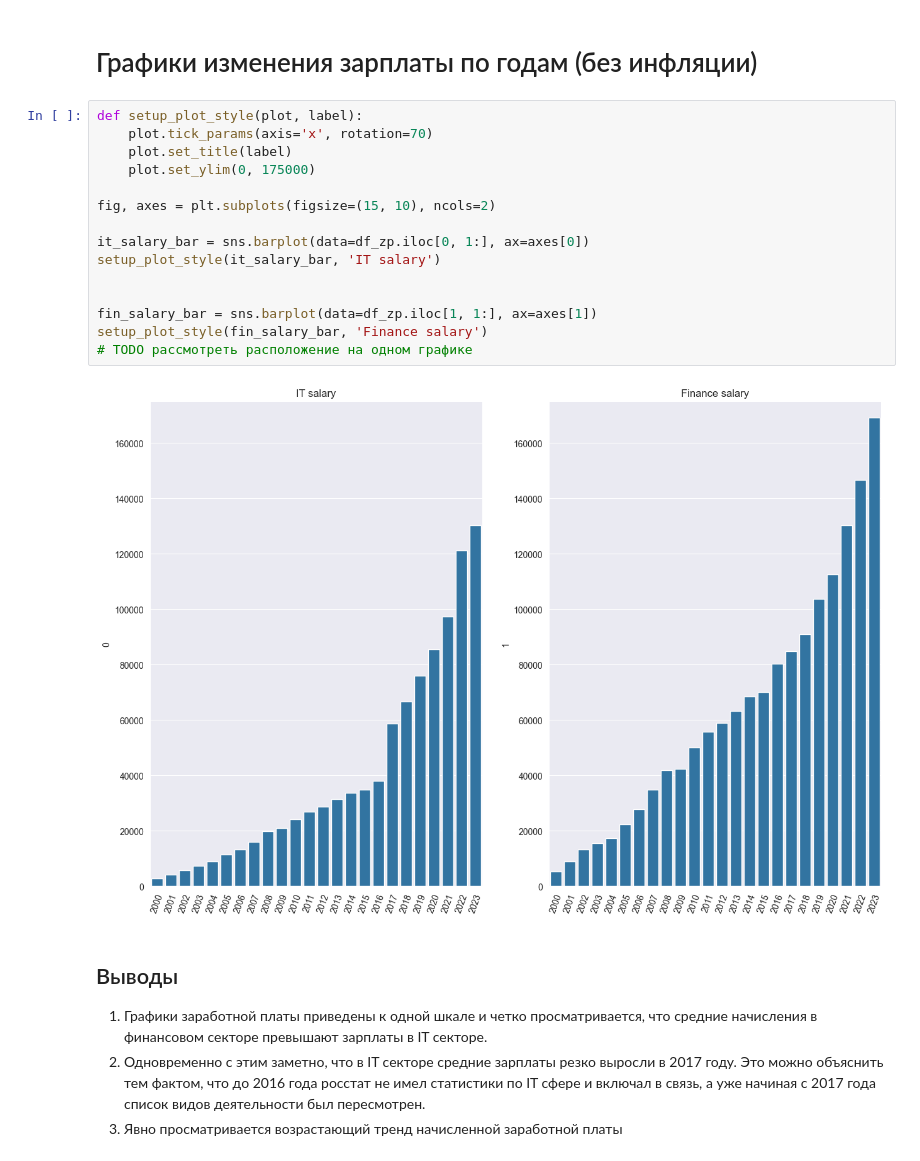
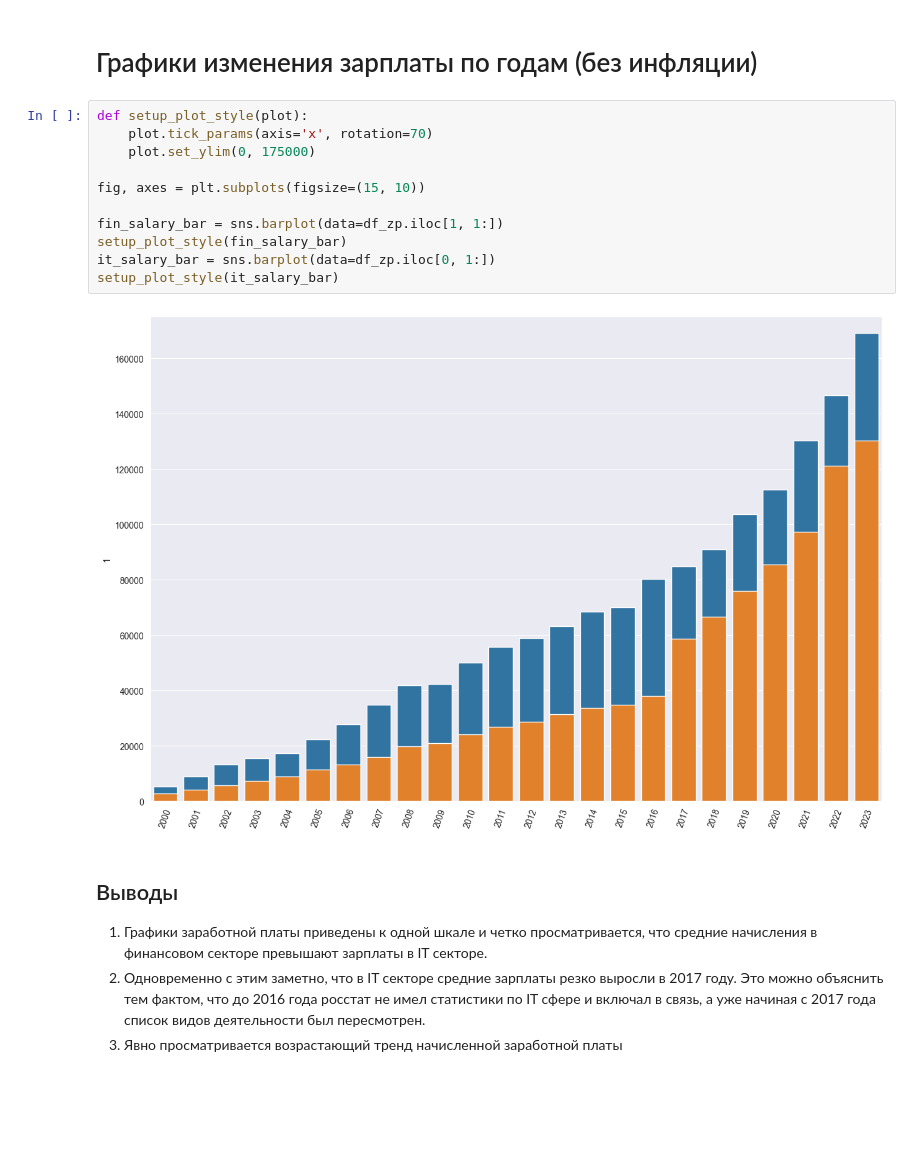
Before and after one commit to peaceful-djony/hse_ds_stepik, a Jupyter notebook: src/Salary.ipynb, the cells around one changed output. Saved outputs shown, nothing was run; the diff lists cells and outputs as text; blank space fills up the shorter version.

Commit message:
extended Salary Jupyter notebook

```diff
--- a/src/Salary.ipynb
+++ b/src/Salary.ipynb
@@ -127,22 +127,18 @@ display(df_zp)
 # %% [markdown]
 # Графики изменения зарплаты по годам (без инфляции)
 # %%
-def setup_plot_style(plot, label):
+def setup_plot_style(plot):
     plot.tick_params(axis='x', rotation=70)
-    plot.set_title(label)
     plot.set_ylim(0, 175000)
 
-fig, axes = plt.subplots(figsize=(15, 10), ncols=2)
+fig, axes = plt.subplots(figsize=(15, 10))
 
-it_salary_bar = sns.barplot(data=df_zp.iloc[0, 1:], ax=axes[0])
-setup_plot_style(it_salary_bar, 'IT salary')
-
-
-fin_salary_bar = sns.barplot(data=df_zp.iloc[1, 1:], ax=axes[1])
-setup_plot_style(fin_salary_bar, 'Finance salary')
-# TODO рассмотреть расположение на одном графике
+fin_salary_bar = sns.barplot(data=df_zp.iloc[1, 1:])
+setup_plot_style(fin_salary_bar)
+it_salary_bar = sns.barplot(data=df_zp.iloc[0, 1:])
+setup_plot_style(it_salary_bar)
 # %% [output]
-[figure, old version]
+[figure, new version]
 # %% [markdown]
 ## Выводы
 1. Графики заработной платы приведены к одной шкале и четко просматривается, что средние начисления в финансовом секторе превышают зарплаты в IT секторе.
```
Also changed, not shown: parts of 12 cells of this notebook, 1 other file.
